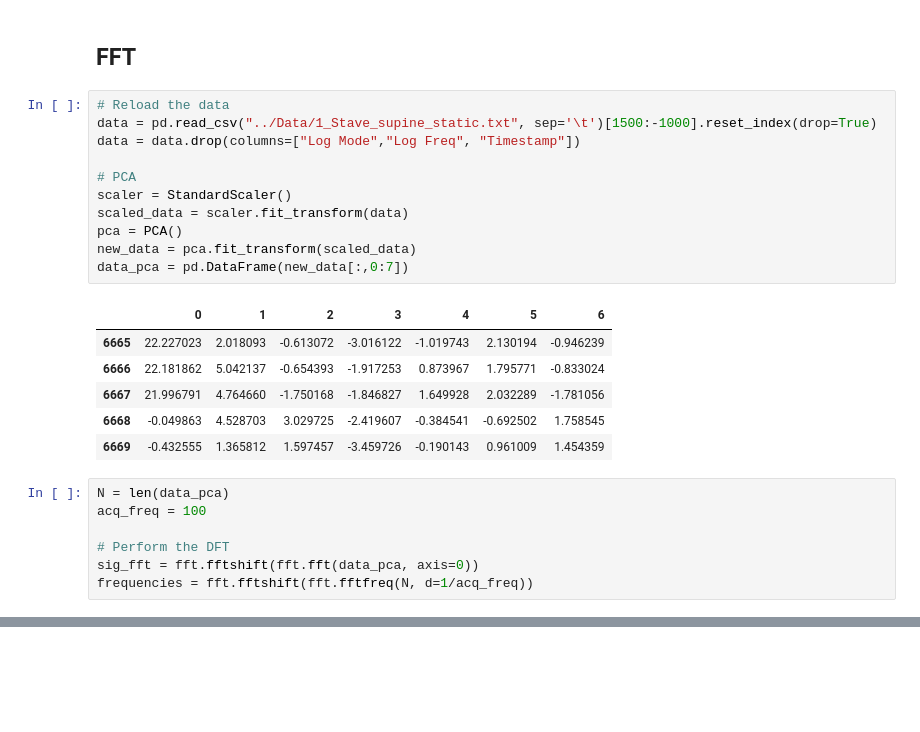
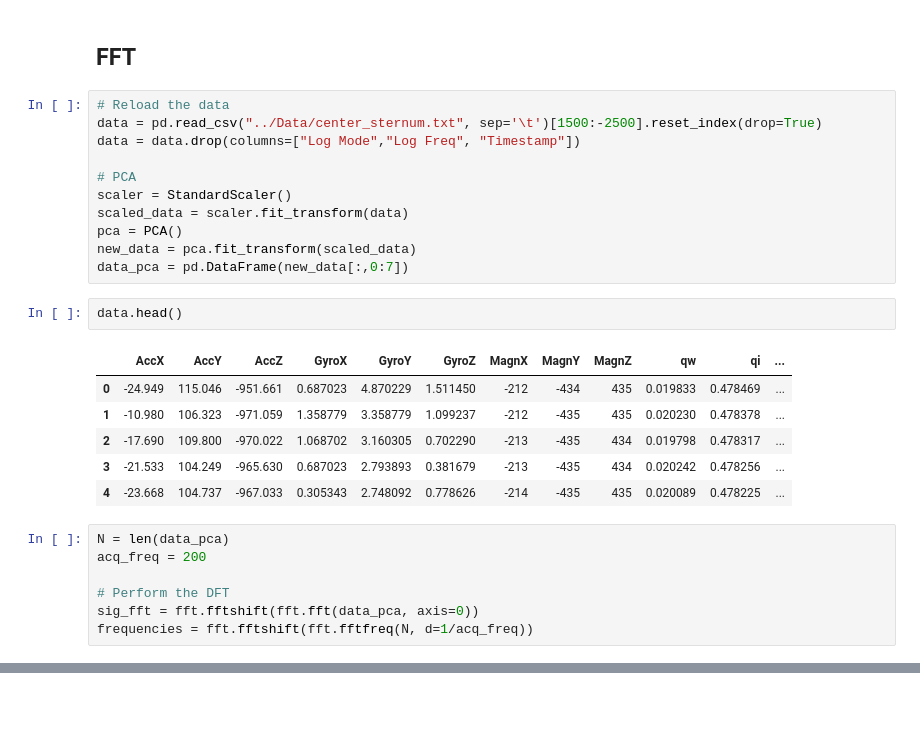
Before and after one commit to paololapo/HeartRateEstimation, a Jupyter notebook: Testing/FFT.ipynb, the cells around one changed output, grey strips where cells are left out. Cells and saved outputs as stored; diff of their text form; blank space fills up the shorter version.

```diff
--- a/Testing/FFT.ipynb
+++ b/Testing/FFT.ipynb
@@ -13,7 +13,7 @@ import scipy.signal as signal
 ## FFT
 # %%
 # Reload the data
-data = pd.read_csv("../Data/1_Stave_supine_static.txt", sep='\t')[1500:-1000].reset_index(drop=True)
+data = pd.read_csv("../Data/center_sternum.txt", sep='\t')[1500:-2500].reset_index(drop=True)
 data = data.drop(columns=["Log Mode","Log Freq", "Timestamp"])
 
 # PCA
@@ -22,16 +22,18 @@ scaled_data = scaler.fit_transform(data)
 pca = PCA()
 new_data = pca.fit_transform(scaled_data)
 data_pca = pd.DataFrame(new_data[:,0:7])
-# %% [output]
-|  | 0 | 1 | 2 | 3 | 4 | 5 | 6 |
-| 6665 | 22.227023 | 2.018093 | -0.613072 | -3.016122 | -1.019743 | 2.130194 | -0.946239 |
-| 6666 | 22.181862 | 5.042137 | -0.654393 | -1.917253 | 0.873967 | 1.795771 | -0.833024 |
-| 6667 | 21.996791 | 4.764660 | -1.750168 | -1.846827 | 1.649928 | 2.032289 | -1.781056 |
-| 6668 | -0.049863 | 4.528703 | 3.029725 | -2.419607 | -0.384541 | -0.692502 | 1.758545 |
-| 6669 | -0.432555 | 1.365812 | 1.597457 | -3.459726 | -0.190143 | 0.961009 | 1.454359 |
+# %%
+data.head()
+# %% [output]
+|  | AccX | AccY | AccZ | GyroX | GyroY | GyroZ | MagnX | MagnY | MagnZ | qw | qi | ... |
+| 0 | -24.949 | 115.046 | -951.661 | 0.687023 | 4.870229 | 1.511450 | -212 | -434 | 435 | 0.019833 | 0.478469 | ... |
+| 1 | -10.980 | 106.323 | -971.059 | 1.358779 | 3.358779 | 1.099237 | -212 | -435 | 435 | 0.020230 | 0.478378 | ... |
+| 2 | -17.690 | 109.800 | -970.022 | 1.068702 | 3.160305 | 0.702290 | -213 | -435 | 434 | 0.019798 | 0.478317 | ... |
+| 3 | -21.533 | 104.249 | -965.630 | 0.687023 | 2.793893 | 0.381679 | -213 | -435 | 434 | 0.020242 | 0.478256 | ... |
+| 4 | -23.668 | 104.737 | -967.033 | 0.305343 | 2.748092 | 0.778626 | -214 | -435 | 435 | 0.020089 | 0.478225 | ... |
 # %%
 N = len(data_pca)
-acq_freq = 100
+acq_freq = 200
 
 # Perform the DFT
 sig_fft = fft.fftshift(fft.fft(data_pca, axis=0))
```
Also changed, not shown: parts of 14 cells of this notebook.
